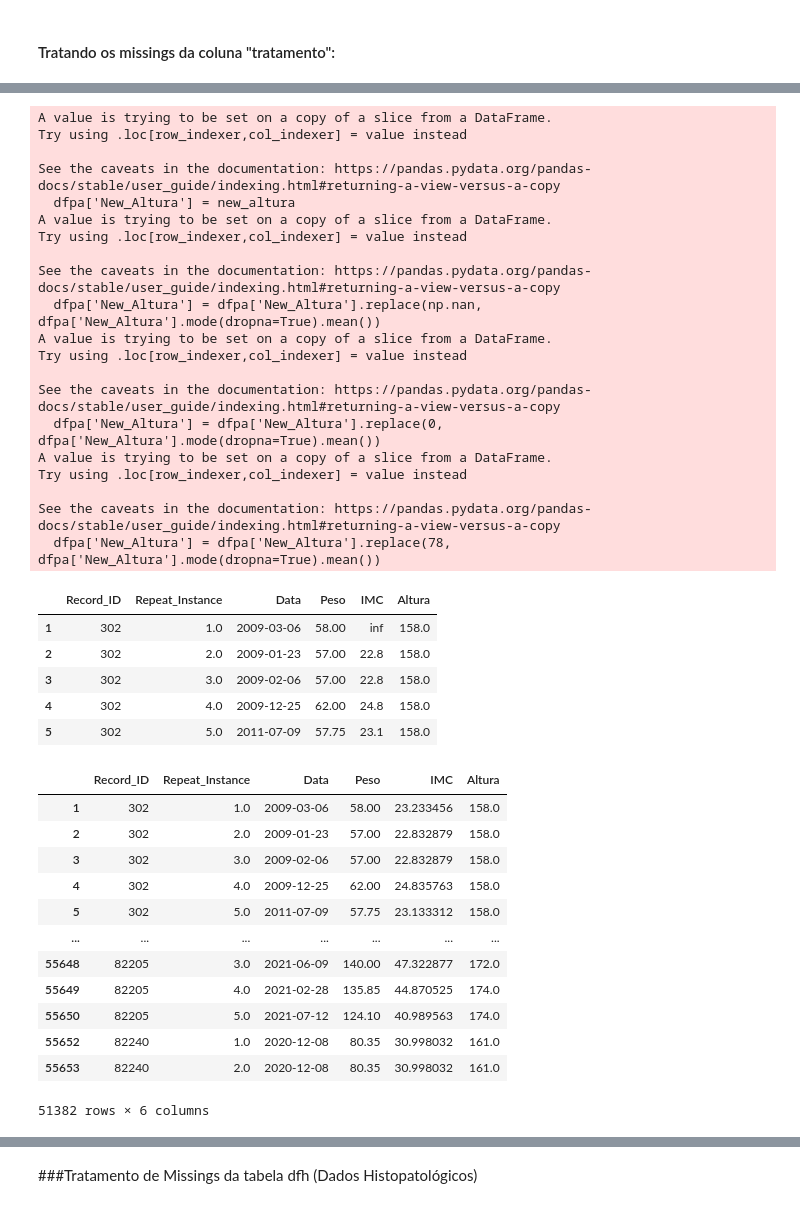
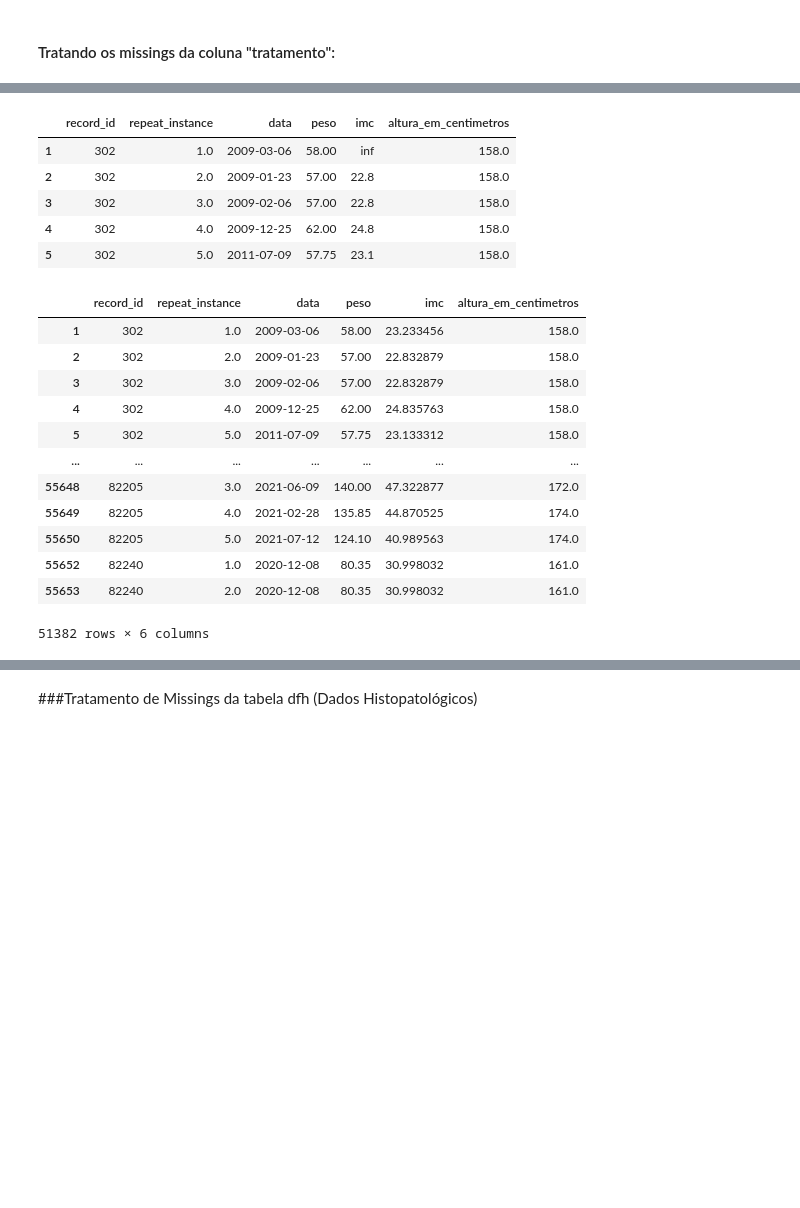
Before and after one commit to 2023M3T5-Inteli/grupo3, a Jupyter notebook: notebooks/T5_G3_V2_Predictive_Model_Development_formatado.ipynb, the cells around one changed output, grey strips where cells are left out. Cells and saved outputs as stored; diff of their text form; code cells hidden in the pictures; blank space fills up the shorter version.

```diff
--- a/notebooks/T5_G3_V2_Predictive_Model_Development.ipynb
+++ b/notebooks/T5_G3_V2_Predictive_Model_Development_formatado.ipynb
@@ -28,6 +28,12 @@ dfd = pd.read_csv("/content/drive/MyDrive/drive-download-20230214T160637Z-001/BD
 dfh = pd.read_csv("/content/drive/MyDrive/drive-download-20230214T160637Z-001/BDIPMamaV11-INTELIHistopatologia_DATA_LABELS_2023-01-24_1924.csv")
 dfpa = pd.read_csv("/content/drive/MyDrive/drive-download-20230214T160637Z-001/BDIPMamaV11-INTELIPesoEAltura_DATA_LABELS_2023-01-24_1926.csv")
 dfrt = pd.read_csv("/content/drive/MyDrive/drive-download-20230214T160637Z-001/BDIPMamaV11-INTELIRegistroDeTumo_DATA_LABELS_2023-01-24_1924.csv")
+# %%
+## Pasta Luis
+dfrt = pd.read_csv('/content/drive/MyDrive/Projetos/FMUSP/Dados/Raw/BDIPMamaV11-INTELIRegistroDeTumo_DATA_LABELS_2023-01-24_1924.csv')
+dfpa = pd.read_csv('/content/drive/MyDrive/Projetos/FMUSP/Dados/Raw/BDIPMamaV11-INTELIPesoEAltura_DATA_LABELS_2023-01-24_1926.csv')
+dfh = pd.read_csv('/content/drive/MyDrive/Projetos/FMUSP/Dados/Raw/BDIPMamaV11-INTELIHistopatologia_DATA_LABELS_2023-01-24_1924.csv')
+dfd = pd.read_csv('/content/drive/MyDrive/Projetos/FMUSP/Dados/Raw/BDIPMamaV11-INTELIDemograficosTt_DATA_LABELS_2023-01-24_1922.csv')
 # %% [markdown]
 # 1.0 Limpeza dos dados:
 # %% [markdown]
@@ -466,14 +485,7 @@ dtypes: float64(4), int64(1), object(2)
 memory usage: 3.0+ MB
 # %%
 ##Retirando a coluna Repeat_Instrument
-dfpa = dfpa.drop("Repeat Instrument", axis='columns')
-
-#Renomeando as colunas
-dfpa = dfpa.rename(columns = {'Data: ':'Data', 'Altura (em centimetros)':'Altura',
-                       'Repeat Instance':'Repeat_Instance', 'Record ID':'Record_ID'})
-
-#Tabela reserva para teste
-dfpaTEST = dfpa
+dfpa = dfpa.drop("repeat_instrument", axis='columns')
 
 #Retirando todas as que possuem todas colunas nulas
 dfpa = dfpa.dropna(thresh = 2)
@@ -520,34 +537,14 @@ dfpa_groupby = dfpa.groupby(['Record_ID']).apply(treatment_altura)
 # %%
-#Tratando os elementos restantes
+# Tratando os elementos restantes
 dfpa['New_Altura'] = new_altura
 dfpa['New_Altura'] = dfpa['New_Altura'].replace(np.nan, dfpa['New_Altura'].mode(dropna=True).mean())
 dfpa['New_Altura'] = dfpa['New_Altura'].replace(0, dfpa['New_Altura'].mode(dropna=True).mean())
 dfpa['New_Altura'] = dfpa['New_Altura'].replace(78, dfpa['New_Altura'].mode(dropna=True).mean())
-dfpa = dfpa.drop(columns='Altura')
-dfpa = dfpa.rename(columns = {'New_Altura':'Altura'})
+dfpa = dfpa.drop(columns='altura_em_centimetros')
+dfpa = dfpa.rename(columns = {'New_Altura':'altura_em_centimetros'})
 dfpa.head()
 # %% [output]
-A value is trying to be set on a copy of a slice from a DataFrame.
-Try using .loc[row_indexer,col_indexer] = value instead
-
-See the caveats in the documentation: https://pandas.pydata.org/pandas-docs/stable/user_guide/indexing.html#returning-a-view-versus-a-copy
-  dfpa['New_Altura'] = new_altura
-A value is trying to be set on a copy of a slice from a DataFrame.
-Try using .loc[row_indexer,col_indexer] = value instead
-
-See the caveats in the documentation: https://pandas.pydata.org/pandas-docs/stable/user_guide/indexing.html#returning-a-view-versus-a-copy
-  dfpa['New_Altura'] = dfpa['New_Altura'].replace(np.nan, dfpa['New_Altura'].mode(dropna=True).mean())
-A value is trying to be set on a copy of a slice from a DataFrame.
-Try using .loc[row_indexer,col_indexer] = value instead
-
-See the caveats in the documentation: https://pandas.pydata.org/pandas-docs/stable/user_guide/indexing.html#returning-a-view-versus-a-copy
-  dfpa['New_Altura'] = dfpa['New_Altura'].replace(0, dfpa['New_Altura'].mode(dropna=True).mean())
-A value is trying to be set on a copy of a slice from a DataFrame.
-Try using .loc[row_indexer,col_indexer] = value instead
-
-See the caveats in the documentation: https://pandas.pydata.org/pandas-docs/stable/user_guide/indexing.html#returning-a-view-versus-a-copy
-  dfpa['New_Altura'] = dfpa['New_Altura'].replace(78, dfpa['New_Altura'].mode(dropna=True).mean())
-|  | Record_ID | Repeat_Instance | Data | Peso | IMC | Altura |
+|  | record_id | repeat_instance | data | peso | imc | altura_em_centimetros |
 | 1 | 302 | 1.0 | 2009-03-06 | 58.00 | inf | 158.0 |
 | 2 | 302 | 2.0 | 2009-01-23 | 57.00 | 22.8 | 158.0 |
 | 3 | 302 | 3.0 | 2009-02-06 | 57.00 | 22.8 | 158.0 |
@@ -573,12 +570,12 @@ dfpa['Peso'] = dfpa['Peso'].replace(1, dfpa['Peso'].mode().mean())
 # %%
-#Recalculando o IMC com os novos dados
+# Recalculando o IMC com os novos dados
 def imc(row):
-  row['IMC'] = (row['Peso']/(row['Altura']**2))*10000
+  row['imc'] = (row['peso']/(row['altura_em_centimetros']**2))*10000
   return row
 dfpa = dfpa.apply(imc, axis = 1)
 dfpa
 # %% [output]
-|  | Record_ID | Repeat_Instance | Data | Peso | IMC | Altura |
+|  | record_id | repeat_instance | data | peso | imc | altura_em_centimetros |
 | 1 | 302 | 1.0 | 2009-03-06 | 58.00 | 23.233456 | 158.0 |
 | 2 | 302 | 2.0 | 2009-01-23 | 57.00 | 22.832879 | 158.0 |
 | 3 | 302 | 3.0 | 2009-02-06 | 57.00 | 22.832879 | 158.0 |
```
Also changed, not shown: parts of 77 cells of this notebook.
